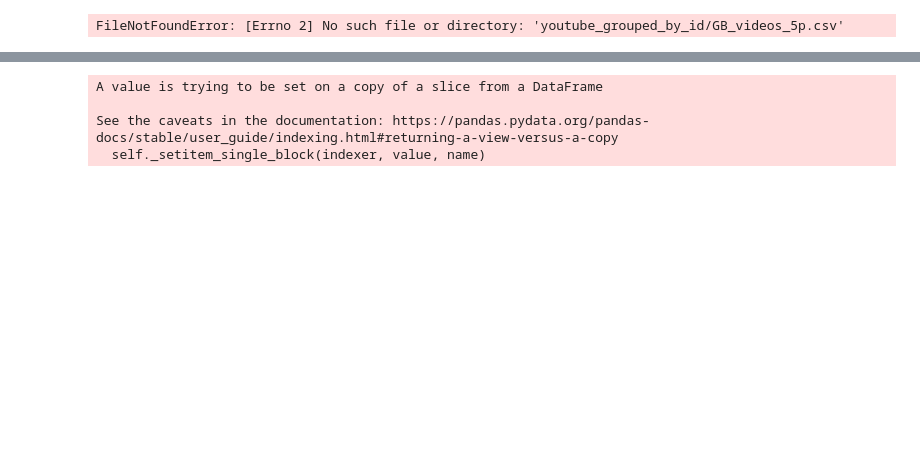
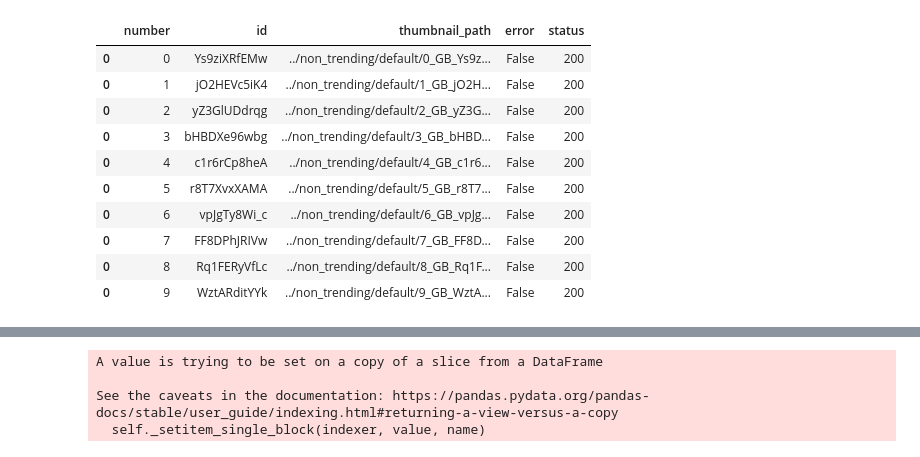
Before and after one commit to DominikKossinski/PED, a Jupyter notebook: ped5/add_attributes.ipynb, the cells around one changed output, grey strips where cells are left out. Saved outputs shown, nothing was run; the diff lists cells and outputs as text; code cells hidden in the pictures; blank space fills up the shorter version.

```diff
--- a/ped5/add_attributes.ipynb
+++ b/ped5/add_attributes.ipynb
@@ -66,23 +31,34 @@ TypeError: Must pass list-like as `names`.
 # %%
 from imgprocessing.image_size import ImageSize
 
-data_path = "youtube_grouped_by_id"
-gb_videos = pd.read_csv(os.path.join(data_path, "GB_videos_5p.csv"), sep=";", index_col=0)
-us_videos = pd.read_csv(os.path.join(data_path, "US_videos_5p.csv"), sep=";", index_col=0)
-videos = pd.concat([gb_videos, us_videos])
-videos = videos.rename(columns={"description ":"description"})
-videos.head(10)
+# data_path = "non_trending"
+# gb_videos = pd.read_csv(os.path.join(data_path, "GB_videos_5p.csv"), sep=";", index_col=0)
+# us_videos = pd.read_csv(os.path.join(data_path, "US_videos_5p.csv"), sep=";", index_col=0)
+# videos = pd.concat([gb_videos, us_videos])
+# videos = videos.rename(columns={"description ":"description"})
+# videos.head(10)
 
 size = ImageSize.hqdefault.default
-images_path = os.path.join("images")
+images_path = os.path.join("../non_trending")
 gb_images = pd.read_csv(os.path.join(images_path, f"GB_{size}.csv"), sep=";", index_col=0)
 us_images = pd.read_csv(os.path.join(images_path, f"US_{size}.csv"), sep=";", index_col=0)
 
 videos_images = pd.concat([gb_images, us_images])
 videos_images = videos_images.rename(columns={"description ":"description"})
 videos_images.head(10)
+# videos_images.iloc[1,2]
 # %% [output]
-FileNotFoundError: [Errno 2] No such file or directory: 'youtube_grouped_by_id/GB_videos_5p.csv'
+|  | number | id | thumbnail_path | error | status |
+| 0 | 0 | Ys9ziXRfEMw | ../non_trending/default/0_GB_Ys9z... | False | 200 |
+| 0 | 1 | jO2HEVc5iK4 | ../non_trending/default/1_GB_jO2H... | False | 200 |
+| 0 | 2 | yZ3GlUDdrqg | ../non_trending/default/2_GB_yZ3G... | False | 200 |
+| 0 | 3 | bHBDXe96wbg | ../non_trending/default/3_GB_bHBD... | False | 200 |
+| 0 | 4 | c1r6rCp8heA | ../non_trending/default/4_GB_c1r6... | False | 200 |
+| 0 | 5 | r8T7XvxXAMA | ../non_trending/default/5_GB_r8T7... | False | 200 |
+| 0 | 6 | vpJgTy8Wi_c | ../non_trending/default/6_GB_vpJg... | False | 200 |
+| 0 | 7 | FF8DPhJRIVw | ../non_trending/default/7_GB_FF8D... | False | 200 |
+| 0 | 8 | Rq1FERyVfLc | ../non_trending/default/8_GB_Rq1F... | False | 200 |
+| 0 | 9 | WztARditYYk | ../non_trending/default/9_GB_WztA... | False | 200 |
 # %%
 ###### test cell
 from helpers.files import save_csv, load_csv
```
Also changed, not shown: parts of 22 cells of this notebook, 6 other files.
